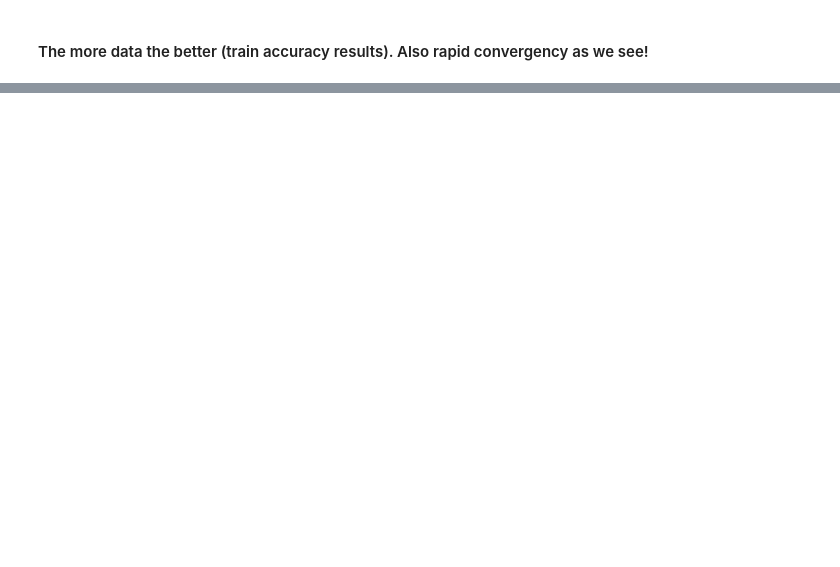
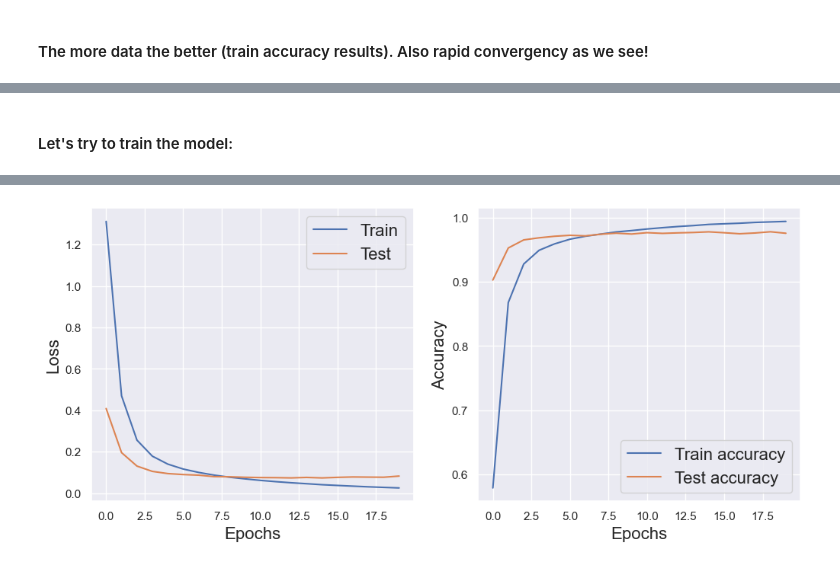
Before and after one commit to 4ervonec19/torch_basics_mnist, a Jupyter notebook: torch_techniques.ipynb, the cells around one changed output, grey strips where cells are left out. Drawn from its saved outputs; the diff is of its cells as text; code cells hidden in the pictures; blank space fills up the shorter version.

```diff
--- a/torch_techniques.ipynb
+++ b/torch_techniques.ipynb
@@ -639,0 +750,6 @@ Epoch 19... (Train/Test) NLL: 0.019/0.079       Accuracy: 0.997/0.975
+# %%
+transform_augmented_shift = transforms.Compose([  # Composes several transforms together
+                       v2.RandomAffine(degrees=0, translate=(0.1, 0.1)), # RandomShift in range of 10$ of image size
+                    ])
+# %%
+augmented_dataloader_shift, test_loader = data_augmentation(transform_augmented_shift)
@@ -639,0 +764,11 @@ Epoch 19... (Train/Test) NLL: 0.019/0.079       Accuracy: 0.997/0.975
+# %% [markdown]
+#### Let's try to train the model:
+# %%
+network = NeuralNetwork([Linear(784, 100), TanH(), # 28*28
+               Linear(100, 100), TanH(),
+               Linear(100, 10)])
+loss = NLLLoss()
+tr_tanh_aug_shift, ts_tanh_aug_shift, tr_ac_tanh_aug_shift, ts_ac_tanh_aug_shift = train(network, 20, 0.01, plot=True, verbose=True,
+                                                                                 augmented_dataloader=augmented_dataloader_shift,
+                                                                                 test_loader=test_loader)
+# %% [output]
@@ -639,0 +776 @@ Epoch 19... (Train/Test) NLL: 0.019/0.079       Accuracy: 0.997/0.975
+[figure, added]
```
Also changed, not shown: parts of 42 cells of this notebook.
